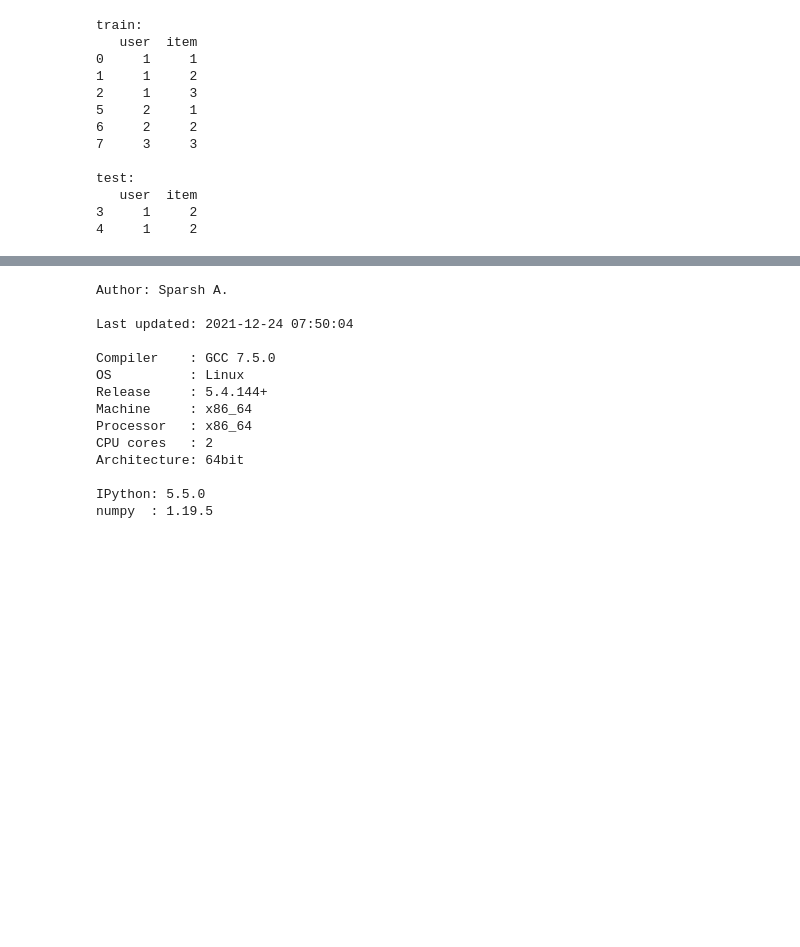
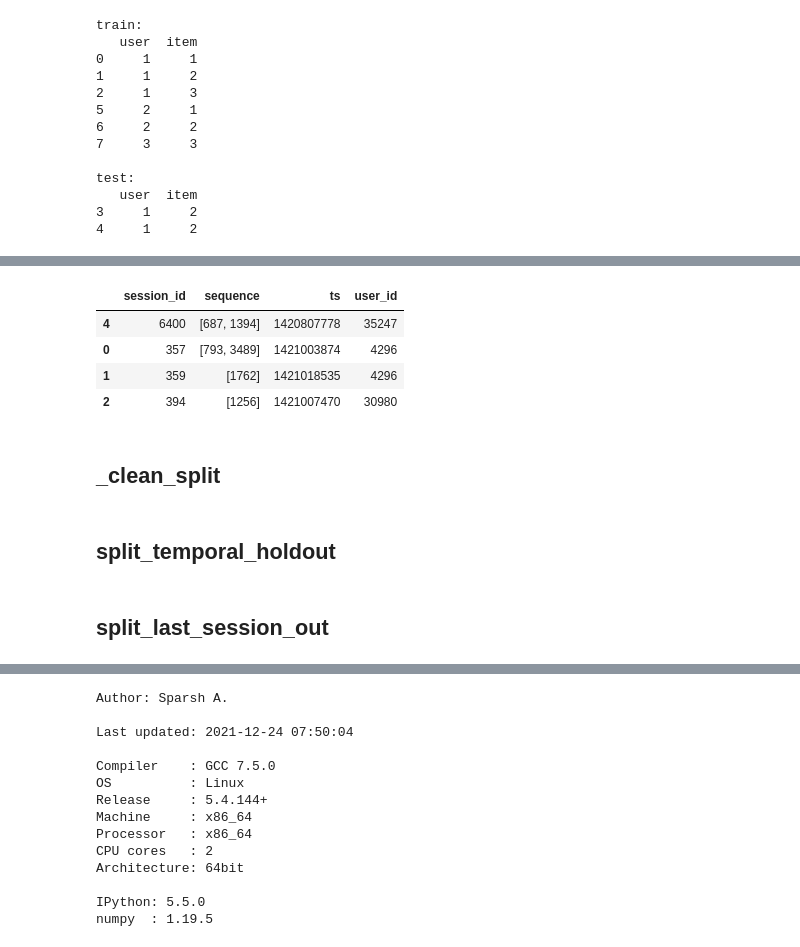
Before and after one commit to recohut/recohut, a Jupyter notebook: nbs/utils/utils.splitting.ipynb, the cells around one changed output, grey strips where cells are left out. Saved outputs shown, nothing was run; the diff lists cells and outputs as text; code cells hidden in the pictures; blank space fills up the shorter version.

Commit message:
Add splitting methods

```diff
--- a/nbs/utils/utils.splitting.ipynb
+++ b/nbs/utils/utils.splitting.ipynb
@@ -482,0 +481,18 @@ test:
+# %%
+#export
+def split_random_holdout(dataset, perc=0.8, seed=1234):
+    """
+    Split sequence dataset randomly
+    :param dataset: the sequence dataset
+    :param perc: the training percentange
+    :param seed: the random seed
+    :return: the training and test splits
+    """
+    dataset = dataset.sample(frac=1, random_state=seed)
+    nseqs = len(dataset)
+    train_size = int(nseqs * perc)
+    # split data according to the shuffled index and the holdout size
+    train_split = dataset[:train_size]
+    test_split = dataset[train_size:]
+
+    return train_split, test_split
@@ -483,2 +520,13 @@ test:
+# %%
+train, test = split_random_holdout(df)
+train
+# %% [output]
+|  | session_id | sequence | ts | user_id |
+| 4 | 6400 | [687, 1394] | 1420807778 | 35247 |
+| 0 | 357 | [793, 3489] | 1421003874 | 4296 |
+| 1 | 359 | [1762] | 1421018535 | 4296 |
+| 2 | 394 | [1256] | 1421007470 | 30980 |
+# %% [markdown]
+## _clean_split
 # %%
 #exporti
@@ -495 +543,3 @@ def clean_split(train, test):
     return train, test
+# %% [markdown]
+## split_temporal_holdout
@@ -496,2 +560,4 @@ def clean_split(train, test):
+# %% [markdown]
+## split_last_session_out
 # %%
 #export
```
Also changed, not shown: parts of 34 cells of this notebook.
